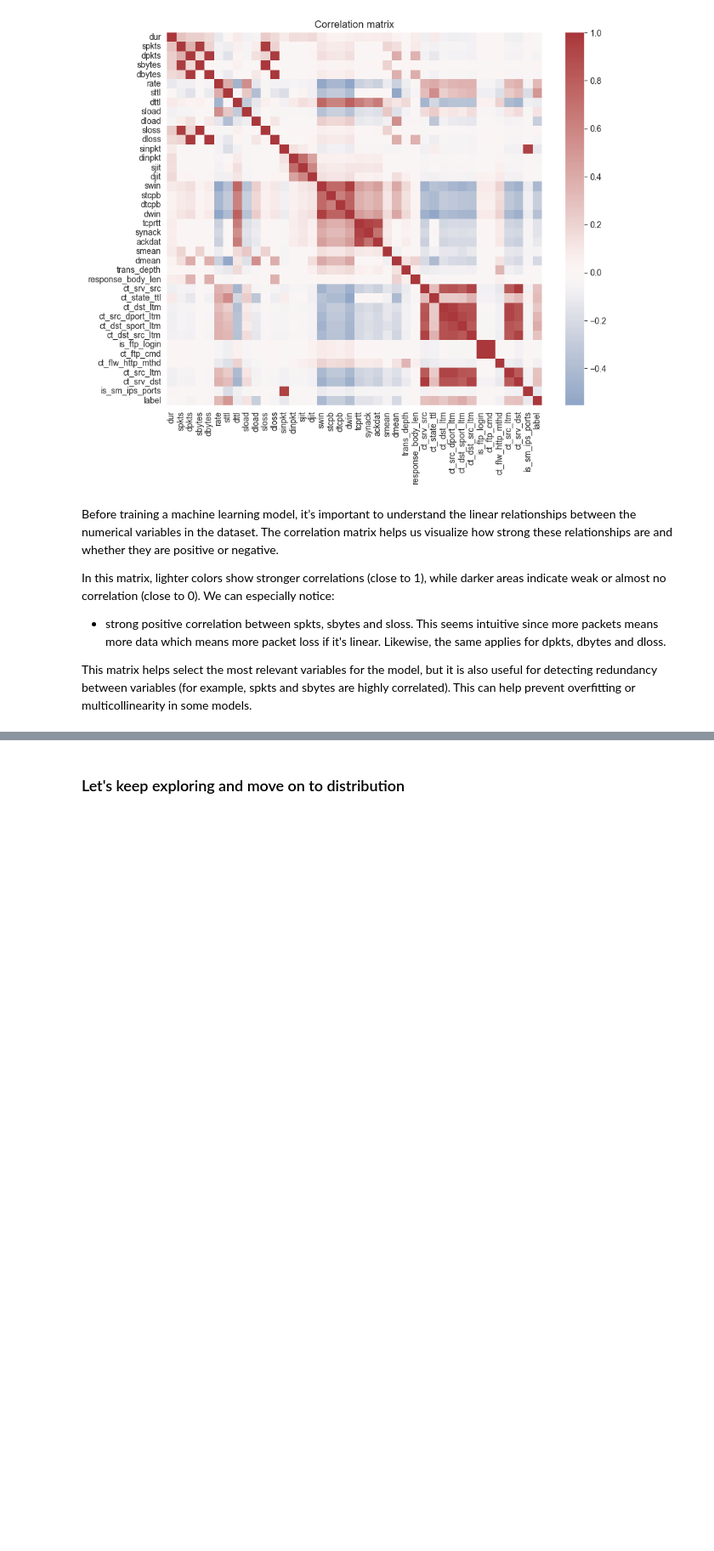
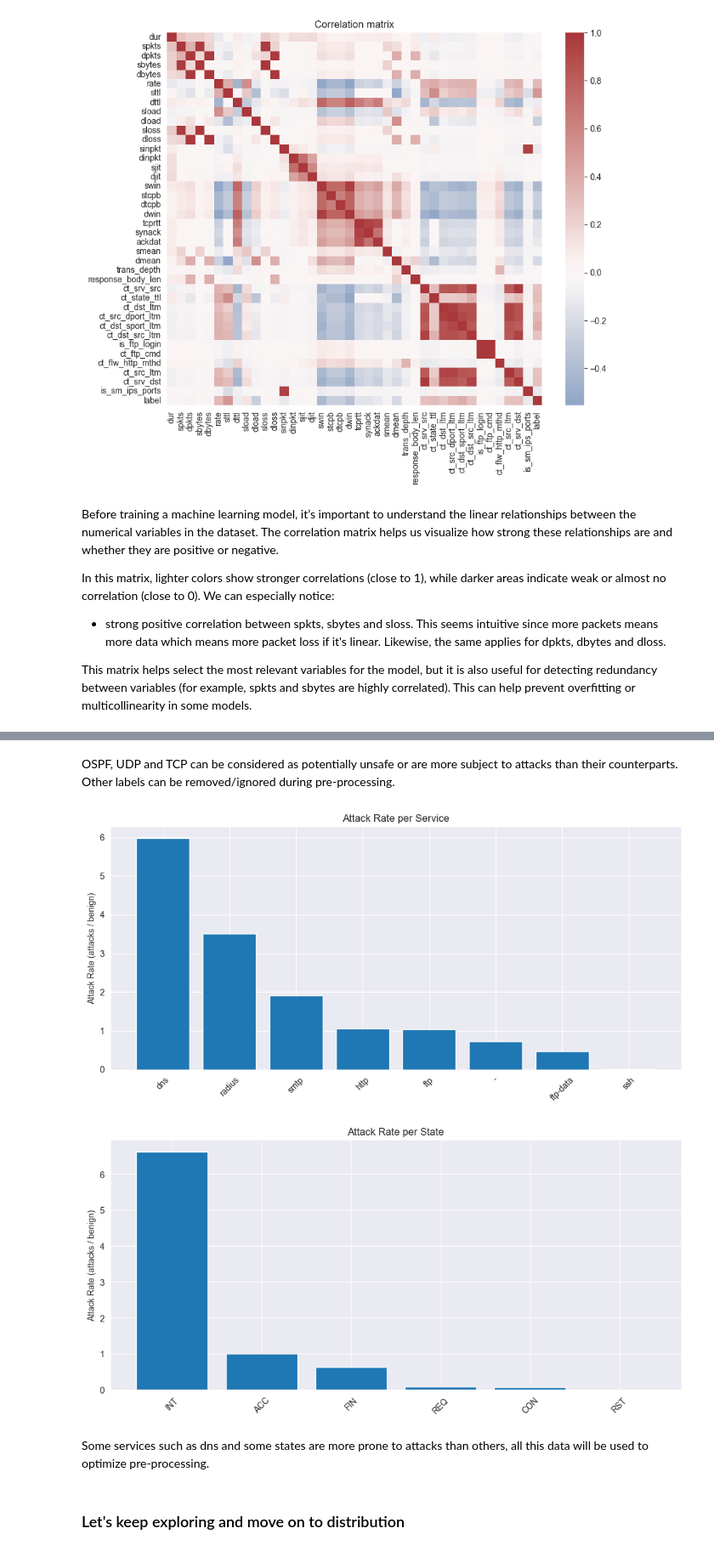
Before and after one commit to Skull2084/MachineLearningProject, a Jupyter notebook: Notebook.ipynb, the cells around one changed output, grey strips where cells are left out. Shown at 85% size. Saved outputs shown, nothing was run; the diff lists cells and outputs as text; code cells hidden in the pictures; blank space fills up the shorter version.

Commit message:
improve analysis part again and pre-processing

```diff
--- a/Notebook.ipynb
+++ b/Notebook.ipynb
@@ -161,3 +190,29 @@ This matrix helps select the most relevant variables for the model, but it is al
+# %% [markdown]
+OSPF, UDP and TCP can be considered as potentially unsafe or are more subject to attacks than their counterparts. Other labels can be removed/ignored during pre-processing.
+# %%
+for col in ['service', 'state']:
+    top_vals = df[col]
+    sub = df[df[col].isin(top_vals)]
+    stats = sub.groupby(col)['label'].agg(['sum','count']).rename(columns={'sum':'attacks','count':'total'})
+    stats['attack_rate'] = np.where(
+        stats['total'] - stats['attacks'] == 0,
+        np.nan,
+        stats['attacks'] / (stats['total'] - stats['attacks'])
+    )
+    stats = stats.sort_values('attack_rate', ascending=False)
+
+    plt.figure(figsize=(10,5))
+    plt.bar(stats.index, stats['attack_rate'])
+    plt.xticks(rotation=45)
+    plt.title(f"Attack Rate per {col.capitalize()}")
+    plt.ylabel("Attack Rate (attacks / benign)")
+    plt.tight_layout()
+    plt.show()
+# %% [output]
+[figure, added]
+[figure, added]
+# %% [markdown]
+Some services such as dns and some states are more prone to attacks than others, all this data will be used to optimize pre-processing.
 # %% [markdown]
 ### Let's keep exploring and move on to distribution
 # %%
```
Also changed, not shown: parts of 15 cells of this notebook.
